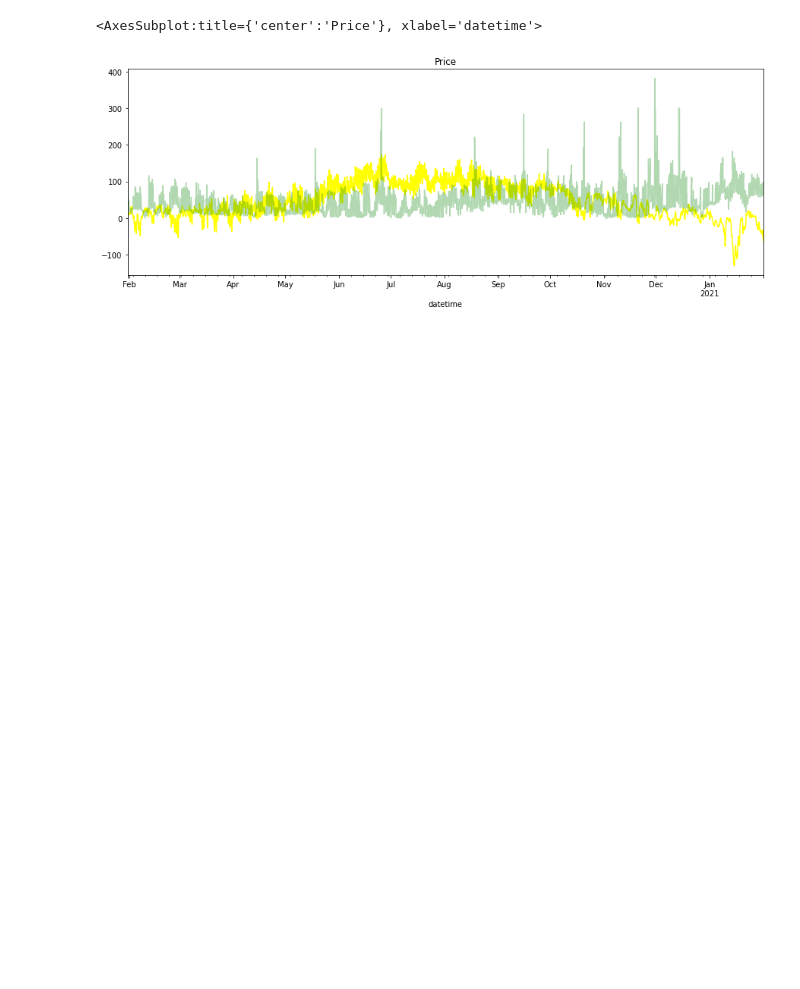
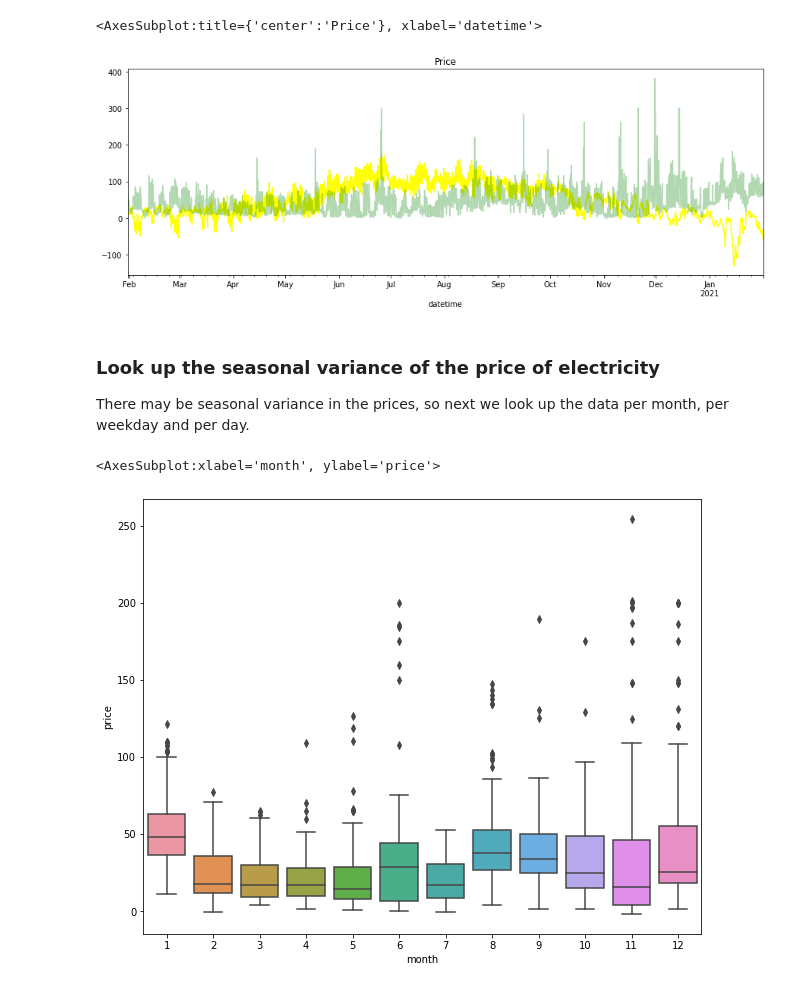
Before and after one commit to IDS-mini/electricity, a Jupyter notebook: data/data_integration_s.ipynb, the cells around one changed output. Cells and saved outputs as stored; diff of their text form; code cells hidden in the pictures; blank space fills up the shorter version.

```diff
--- a/data/data_integration_s.ipynb
+++ b/data/data_integration_s.ipynb
@@ -91,3 +108,14 @@ short_data.loc[:,'price'].apply(lambda t: t*1.5).plot(ax=ax, style='-', alpha=0.
 # %% [output]
 <AxesSubplot:title={'center':'Price'}, xlabel='datetime'>
 [figure]
+# %% [markdown]
+### Look up the seasonal variance of the price of electricity
+
+There may be seasonal variance in the prices, so next we look up the data per month, per weekday and per day.
+# %%
+import seaborn as sns
+fig, ax = plt.subplots(figsize=(10,8))
+sns.boxplot(data=short_data, x='month', y='price')
+# %% [output]
+<AxesSubplot:xlabel='month', ylabel='price'>
+[figure, added]
```
Also changed, not shown: parts of 23 cells of this notebook.
